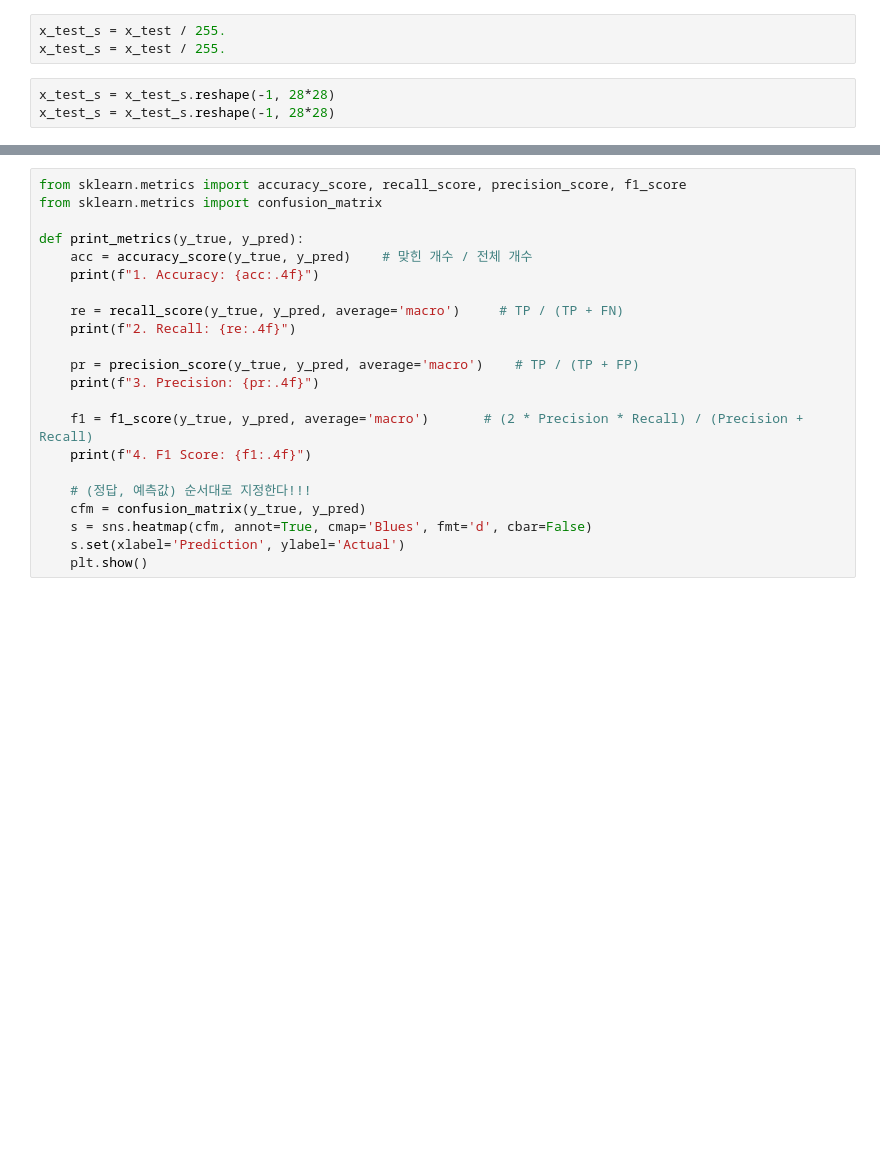
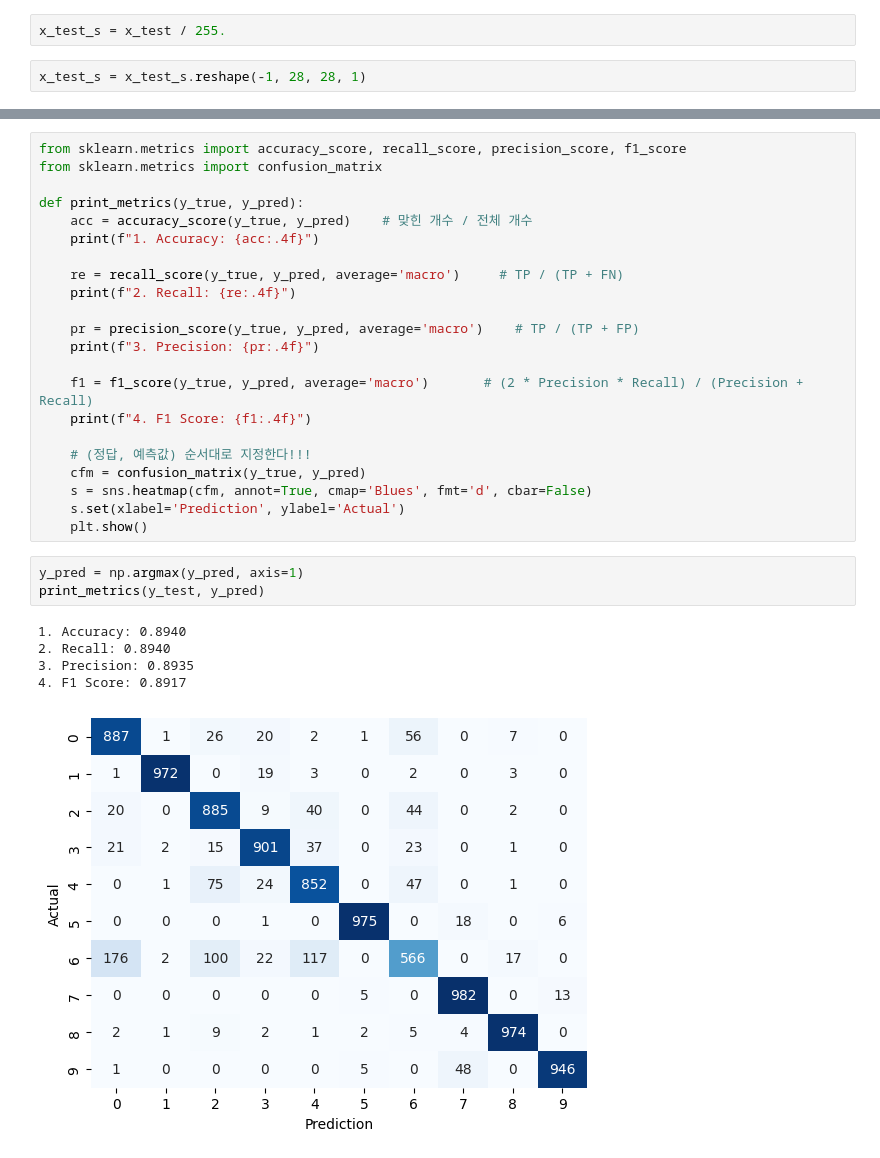
Before and after one commit to alaiakim/FLY-AI, a Jupyter notebook: 7_01_CNN.ipynb, the cells around one changed output, grey strips where cells are left out. Saved outputs shown, nothing was run; the diff lists cells and outputs as text; blank space fills up the shorter version.

```diff
--- a/7_01_CNN.ipynb
+++ b/7_01_CNN.ipynb
@@ -243,10 +243,8 @@ plot_history(history)
 x scaling만 하고, y encoding은 생략
 # %%
 x_test_s = x_test / 255.
-x_test_s = x_test / 255.
 # %%
-x_test_s = x_test_s.reshape(-1, 28*28)
-x_test_s = x_test_s.reshape(-1, 28*28)
+x_test_s = x_test_s.reshape(-1, 28, 28, 1)
 # %% [markdown]
 ### 돌려보기
 # %%
@@ -276,3 +293,12 @@ def print_metrics(y_true, y_pred):
     s = sns.heatmap(cfm, annot=True, cmap='Blues', fmt='d', cbar=False)
     s.set(xlabel='Prediction', ylabel='Actual')
     plt.show()
+# %%
+y_pred = np.argmax(y_pred, axis=1)
+print_metrics(y_test, y_pred)
+# %% [output]
+1. Accuracy: 0.8940
+2. Recall: 0.8940
+3. Precision: 0.8935
+4. F1 Score: 0.8917
+[figure, added]
```
Also changed, not shown: parts of 5 cells of this notebook.
